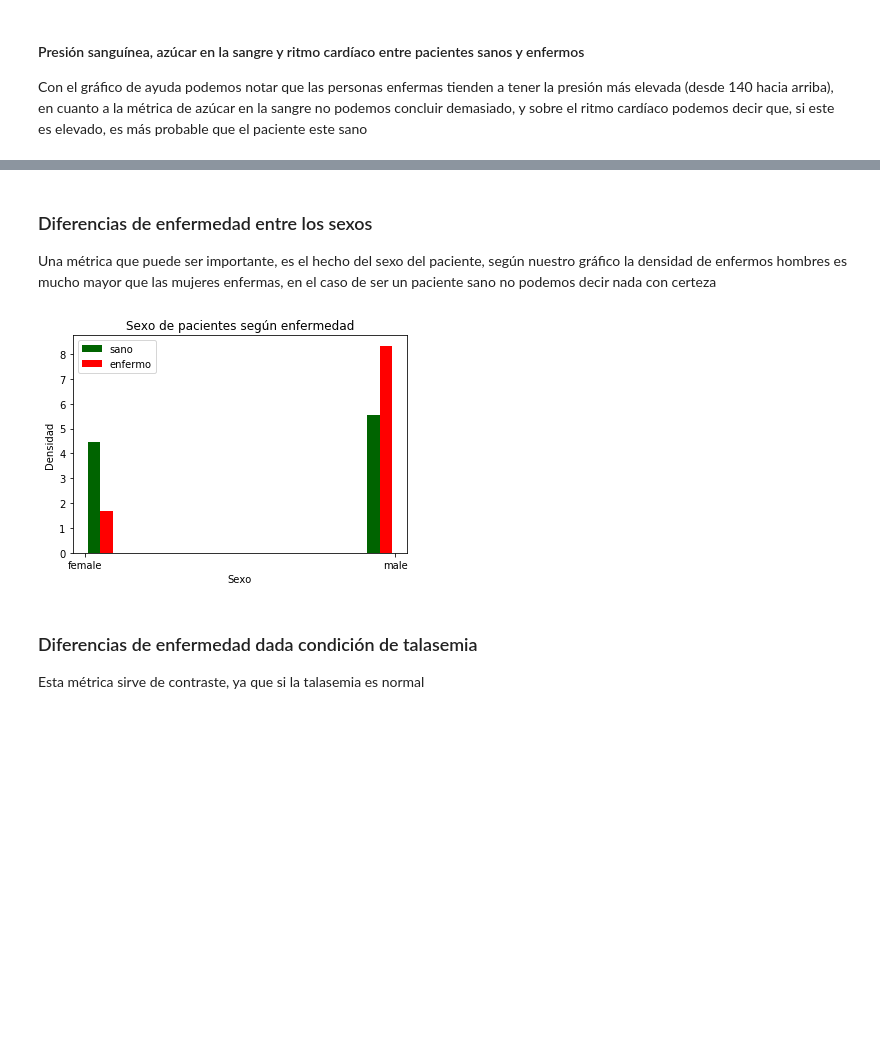
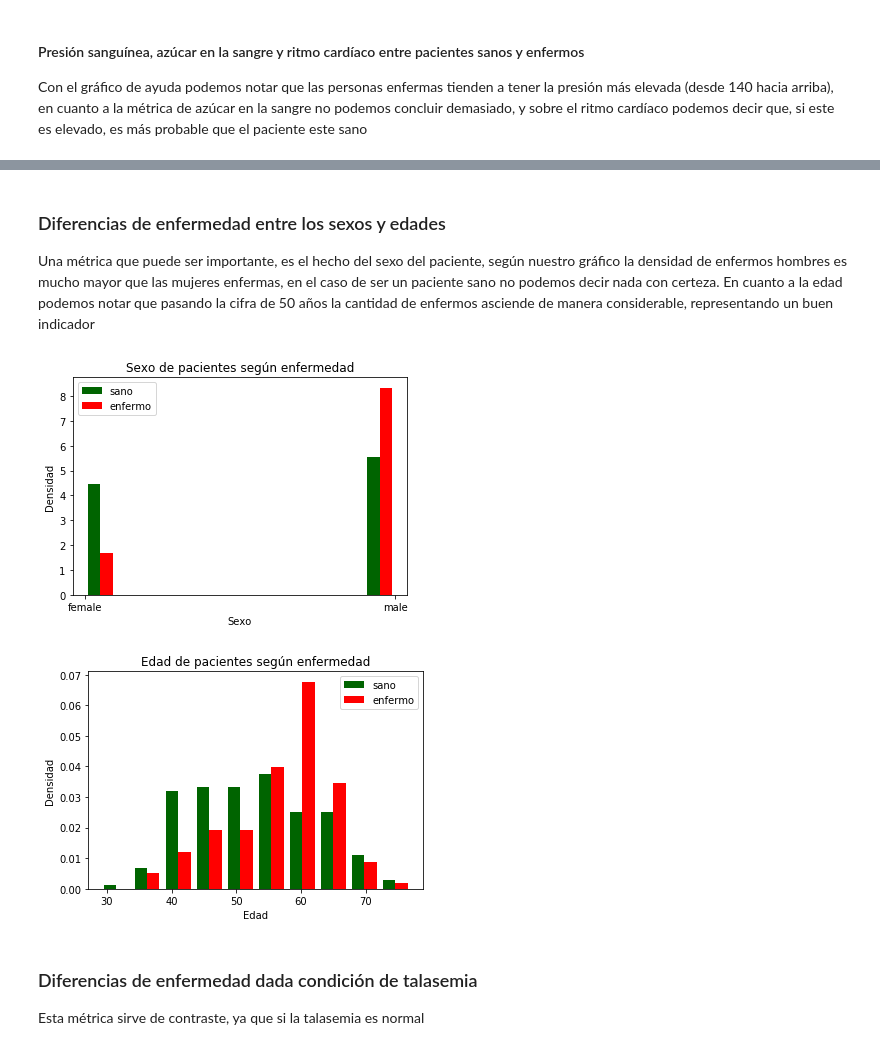
Before and after one commit to AlbireoImma/ML_1, a Jupyter notebook: Desarrollo.ipynb, the cells around one changed output, grey strips where cells are left out. Saved outputs shown, nothing was run; the diff lists cells and outputs as text; code cells hidden in the pictures; blank space fills up the shorter version.

```diff
--- a/Desarrollo.ipynb
+++ b/Desarrollo.ipynb
@@ -166,20 +189,30 @@ plt.show()
 # %% [markdown]
-### Diferencias de enfermedad entre los sexos
+### Diferencias de enfermedad entre los sexos y edades
 
-Una métrica que puede ser importante, es el hecho del sexo del paciente, según nuestro gráfico la densidad de enfermos hombres es mucho mayor que las mujeres enfermas, en el caso de ser un paciente sano no podemos decir nada con certeza
+Una métrica que puede ser importante, es el hecho del sexo del paciente, según nuestro gráfico la densidad de enfermos hombres es mucho mayor que las mujeres enfermas, en el caso de ser un paciente sano no podemos decir nada con certeza. En cuanto a la edad podemos notar que pasando la cifra de 50 años la cantidad de enfermos asciende de manera considerable, representando un buen indicador
 # %%
 p_s = list(sanos['sex'])
 p_e = list(enf['sex'])
+e_s = list(sanos['age'])
+e_e = list(enf['age'])
 col = ["darkgreen","red"]
 lab = ["sano","enfermo"]
 plt.hist([p_s,p_e],color=col,label=lab,density=True)
 plt.xlabel("Sexo")
 plt.ylabel("Densidad")
 plt.title("Sexo de pacientes según enfermedad")
 plt.legend()
 plt.show()
+
+plt.hist([e_s,e_e],color=col,label=lab,density=True)
+plt.xlabel("Edad")
+plt.ylabel("Densidad")
+plt.title("Edad de pacientes según enfermedad")
+plt.legend()
+plt.show()
 # %% [output]
-[figure, old version]
+[figure, new version]
+[figure, added]
 # %% [markdown]
 ### Diferencias de enfermedad dada condición de talasemia
 
```
Also changed, not shown: parts of 51 cells of this notebook.
